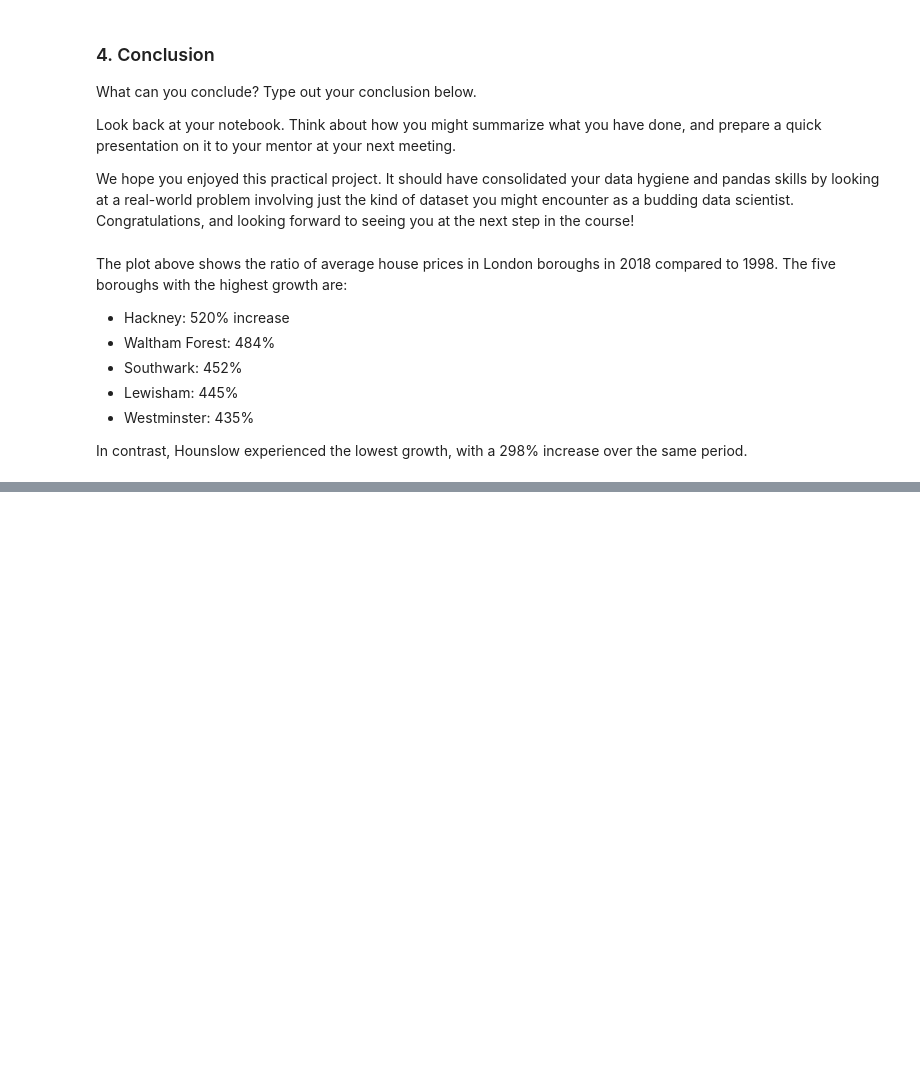
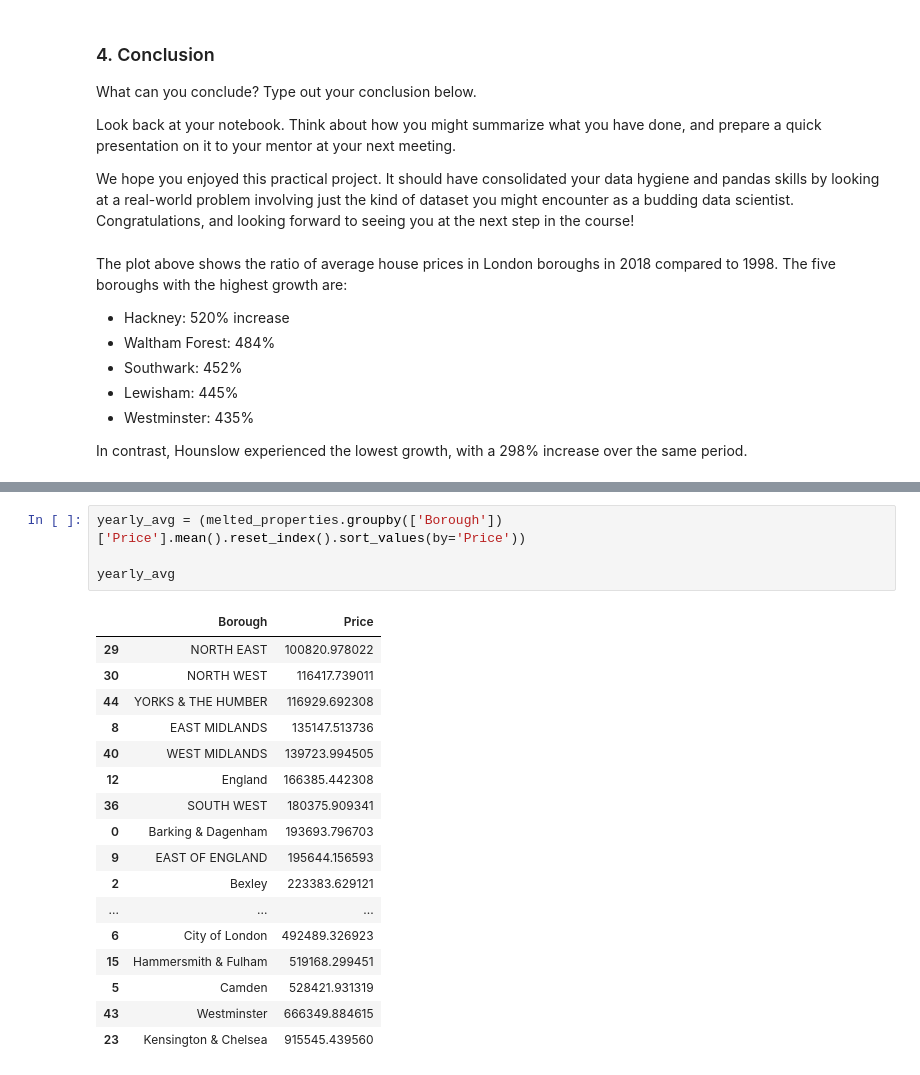
Before and after one commit to zjadidi/Springboard, a Jupyter notebook: Unit4-Tier3/Unit4-Tier3-zj.ipynb, the cells around one changed output, grey strips where cells are left out. Drawn from its saved outputs; the diff is of its cells as text; blank space fills up the shorter version.

```diff
--- a/Unit4-Tier3/Unit4-Tier3-zj.ipynb
+++ b/Unit4-Tier3/Unit4-Tier3-zj.ipynb
@@ -487,0 +490,22 @@ In contrast, Hounslow experienced the lowest growth, with a 298% increase over t
+# %%
+yearly_avg = (melted_properties.groupby(['Borough'])['Price'].mean().reset_index().sort_values(by='Price'))
+
+yearly_avg
+# %% [output]
+|  | Borough | Price |
+| 29 | NORTH EAST | 100820.978022 |
+| 30 | NORTH WEST | 116417.739011 |
+| 44 | YORKS & THE HUMBER | 116929.692308 |
+| 8 | EAST MIDLANDS | 135147.513736 |
+| 40 | WEST MIDLANDS | 139723.994505 |
+| 12 | England | 166385.442308 |
+| 36 | SOUTH WEST | 180375.909341 |
+| 0 | Barking & Dagenham | 193693.796703 |
+| 9 | EAST OF ENGLAND | 195644.156593 |
+| 2 | Bexley | 223383.629121 |
+| ... | ... | ... |
+| 6 | City of London | 492489.326923 |
+| 15 | Hammersmith & Fulham | 519168.299451 |
+| 5 | Camden | 528421.931319 |
+| 43 | Westminster | 666349.884615 |
+| 23 | Kensington & Chelsea | 915545.439560 |
```
Also changed, not shown: parts of 7 cells of this notebook, 1 other file.
